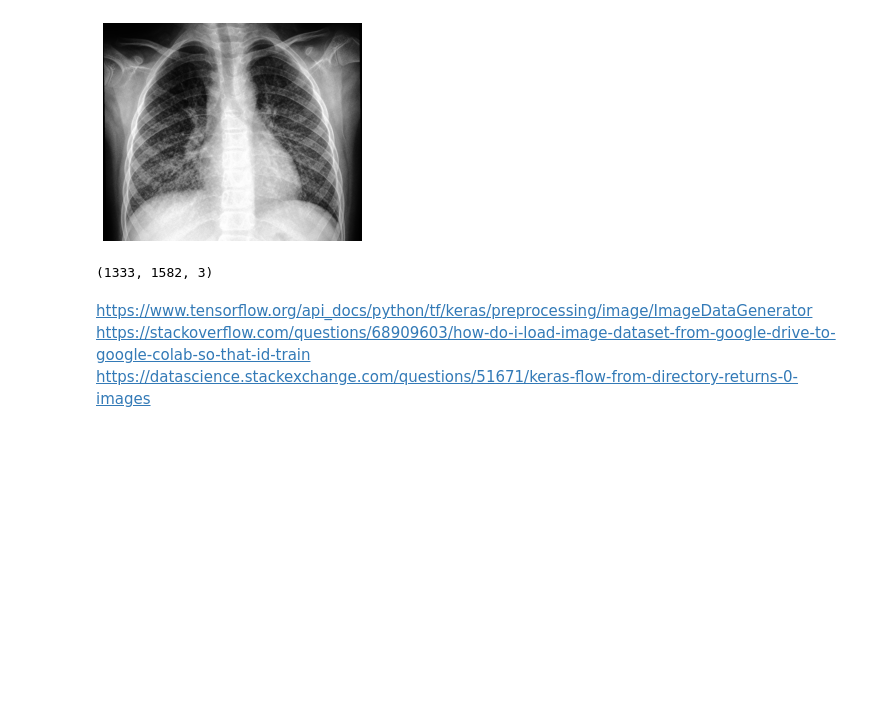
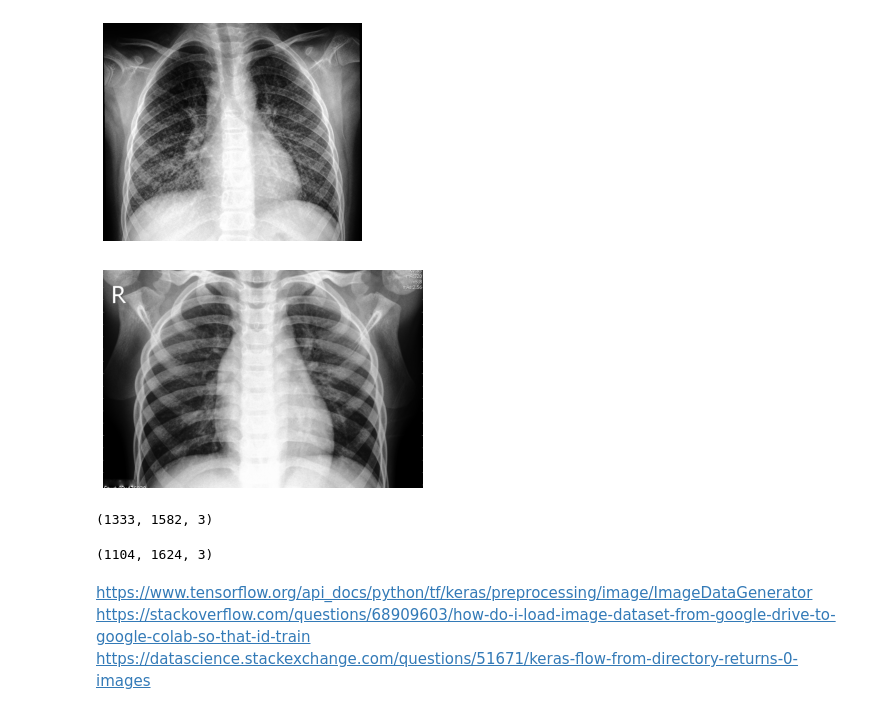
Before and after one commit to mannmoshe/deep-learning, a Jupyter notebook: medicine_imaging_project/medicine_imaging.ipynb, the cells around one changed output. Drawn from its saved outputs; the diff is of its cells as text; code cells hidden in the pictures; blank space fills up the shorter version.

```diff
--- a/medicine_imaging_project/medicine_imaging.ipynb
+++ b/medicine_imaging_project/medicine_imaging.ipynb
@@ -26,16 +30,27 @@ training_sorted[:5]
  PosixPath('/content/gdrive/MyDrive/M.sc Data Mining/Medicine imaging/data/01/013.jpeg')]
 # %%
 im = imageio.imread(training_sorted[0])
+im2 = imageio.imread(training_sorted[1])
 # %%
 plt.imshow(im)
 plt.axis("off")
 plt.show()
 # %% [output]
 [figure]
+# %%
+plt.imshow(im2)
+plt.axis("off")
+plt.show()
+# %% [output]
+[figure, added]
 # %%
 im.shape
 # %% [output]
 (1333, 1582, 3)
+# %%
+im2.shape
+# %% [output]
+(1104, 1624, 3)
 # %% [markdown]
 https://www.tensorflow.org/api_docs/python/tf/keras/preprocessing/image/ImageDataGenerator
 <br>
```
Also changed, not shown: parts of 3 cells of this notebook.
